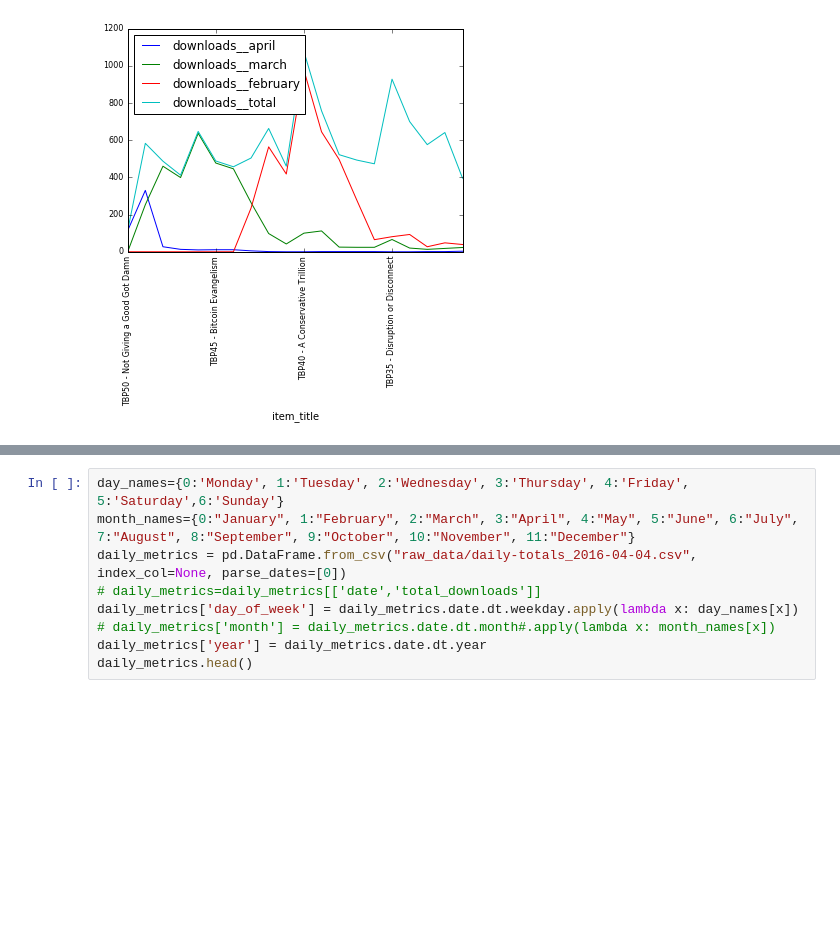
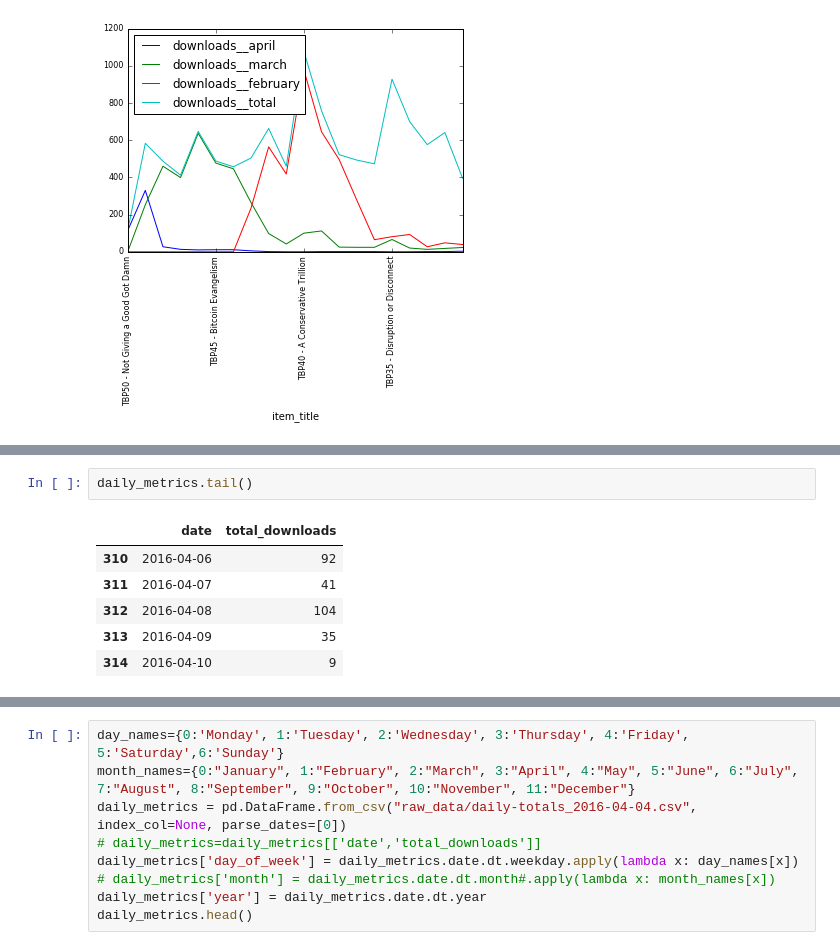
Before and after one commit to corpetty/TBP_metrics, a Jupyter notebook: Exploring.ipynb, the cells around one changed output, grey strips where cells are left out. Drawn from its saved outputs; the diff is of its cells as text; blank space fills up the shorter version.

```diff
--- a/Exploring.ipynb
+++ b/Exploring.ipynb
@@ -37,3 +38,12 @@ daily_metrics.plot(x='date',y='total_downloads')
+# %%
+daily_metrics.tail()
+# %% [output]
+|  | date | total_downloads |
+| 310 | 2016-04-06 | 92 |
+| 311 | 2016-04-07 | 41 |
+| 312 | 2016-04-08 | 104 |
+| 313 | 2016-04-09 | 35 |
+| 314 | 2016-04-10 | 9 |
 # %%
 #  Sort and plot by month
 months={0:"January", 1:"February", 2:"March", 3:"April", 4:"May", 5:"June", 6:"July", 7:"August", 8:"September", 9:"October", 10:"November", 11:"December"}
```
Also changed, not shown: parts of 12 cells of this notebook, 4 other files.
